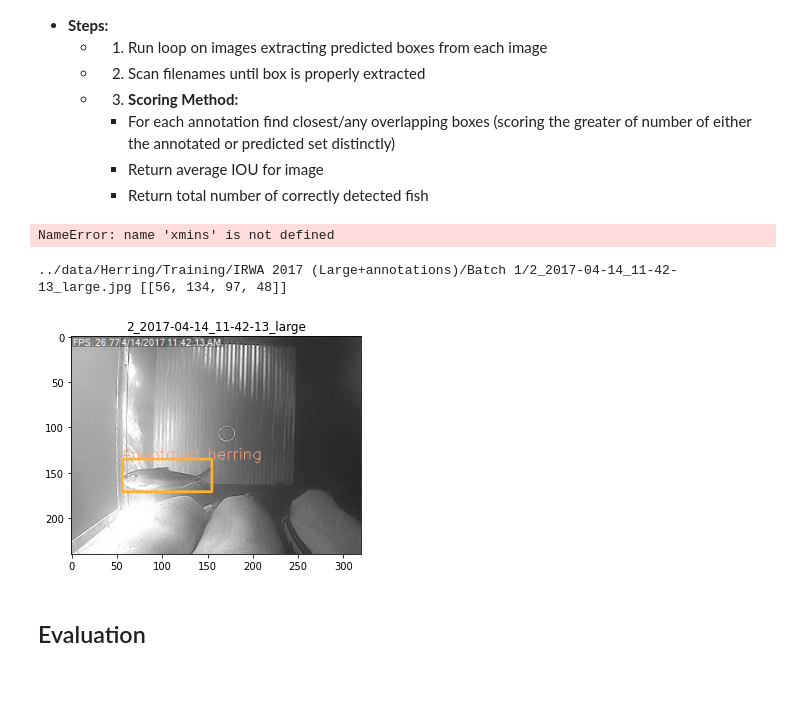
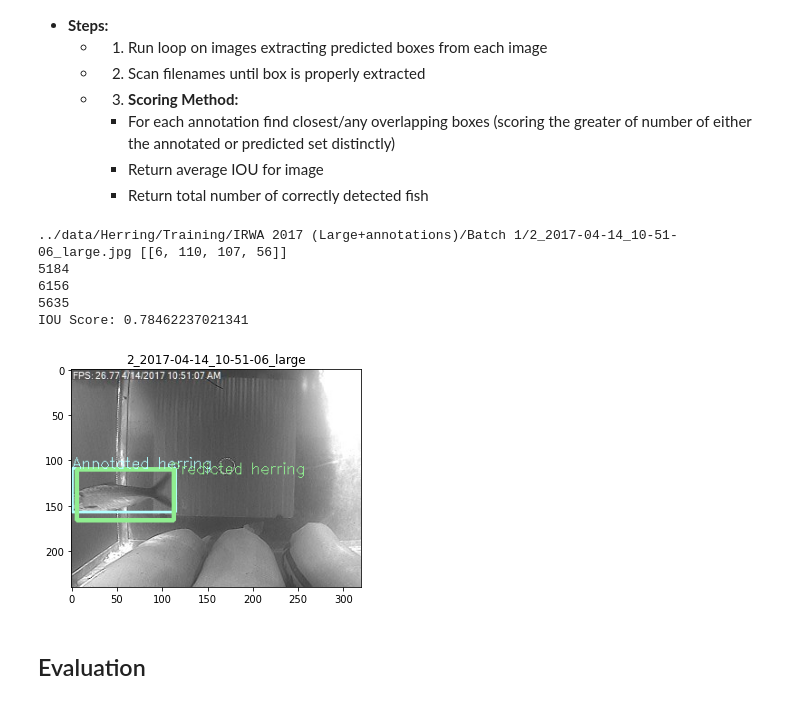
Before and after one commit to aus10powell/MIT-Fishery-Counter, a Jupyter notebook: code/training.ipynb, the cells around one changed output. Drawn from its saved outputs; the diff is of its cells as text; code cells hidden in the pictures.

```diff
--- a/code/training.ipynb
+++ b/code/training.ipynb
@@ -85,11 +108,13 @@ os.path.isdir(DATA_DIR)  # assertion that we are pointed to correct folder
 WEIGHTS_DIR = os.path.join("..", "weights_and_config")
 HERRING_WEIGHTS = os.path.join(WEIGHTS_DIR, "Herring")
 
+
+folder = "Batch 1"
 # Load images and annotations
-images = glob.glob(os.path.join(TRAINING_DIR, "Batch 1", "*.JPG")) + glob.glob(
-    os.path.join(TRAINING_DIR, "Batch 1", "*.jpg")
+images = glob.glob(os.path.join(TRAINING_DIR, folder, "*.JPG")) + glob.glob(
+    os.path.join(TRAINING_DIR, folder, "*.jpg")
 )
-annotations = glob.glob(os.path.join(TRAINING_DIR, "Batch 1 annotations", "*.xml"))
+annotations = glob.glob(os.path.join(TRAINING_DIR, f"{folder} annotations", "*.xml"))
 print("{} images. Annotations: {}".format(len(images), len(annotations)))
 # %% [output]
 144 images. Annotations: 108
@@ -128,16 +131,3 @@ def bb_intersection_over_union(boxA, boxB):
-# %%
-annotation_box = [eval(xmins[0]), eval(xmaxs[0]), eval(ymins[0]), eval(ymaxs[0])]
-
-inference_box = (
-    boxes[0][0],
-    boxes[0][1],
-    boxes[0][2] + boxes[0][0],
-    boxes[0][3] + boxes[0][1],
-)
-
-bb_intersection_over_union(boxA=inference_box, boxB=annotation_box)
-# %% [output]
-NameError: name 'xmins' is not defined
 # %%
 def display_image_comparison(img_path=None, annotated_box=None, predicted_box=None):
     import matplotlib.pyplot as plt
@@ -158,7 +148,7 @@ def display_image_comparison(img_path=None, annotated_box=None, predicted_box=No
         frame,
         (annotated_box[0], annotated_box[1]),
         (annotated_box[2], annotated_box[3]),
-        (255, 178, 50),
+        (178, 255, 255),
         2,
     )
 
@@ -169,7 +159,7 @@ def display_image_comparison(img_path=None, annotated_box=None, predicted_box=No
             frame,
             (predicted_box[0], predicted_box[1]),
             (predicted_box[2], predicted_box[3]),
-            (2, 178, 50),
+            (144, 238, 144),
             3,
         )
     cv2.putText(
@@ -178,46 +168,63 @@ def display_image_comparison(img_path=None, annotated_box=None, predicted_box=No
         (annotated_box[0], annotated_box[1]),
         cv2.FONT_HERSHEY_SIMPLEX,
         0.55,
-        (255, 160, 122),
+        (178, 255, 255),
+        1,
+    )
+    cv2.putText(
+        frame,
+        "Predicted " + label,
+        (annotated_box[1], annotated_box[2]),
+        cv2.FONT_HERSHEY_SIMPLEX,
+        0.55,
+        (144, 238, 144),
         1,
     )
     plt.imshow(frame)
     plt.title(img_name)
     plt.show()
 
 
 ## Example files
 # 1 count: ../data/Herring/Training/IRWA 2017 (Large+annotations)/Batch 1/2_2017-04-14_11-42-13_large.jpg
-herring_image = "../data/Herring/Training/IRWA 2017 (Large+annotations)/Batch 1/2_2017-04-14_11-42-13_large.jpg"
-boxes = [[56, 134, 97, 48]]
+# herring_image = "../data/Herring/Training/IRWA 2017 (Large+annotations)/Batch 1/2_2017-04-14_11-42-13_large.jpg"
+# boxes = [[56, 134, 97, 48]]
+
+# 1 count: ../data/Herring/Training/IRWA 2017 (Large+annotations)/Batch 1/2_2017-04-14_10-51-06_large.jpg
+herring_image = "../data/Herring/Training/IRWA 2017 (Large+annotations)/Batch 1/2_2017-04-14_10-51-06_large.jpg"
+boxes = [[6, 110, 107, 56]]
 
 print(herring_image, boxes)
 # Get index of annotation path files that contains the path to annotated file matching the non-annoated file
 idx = [
     i
     for i in range(len(annotations))
     if herring_image.split("/")[-1].split(".")[0] in annotations[i]
 ][
     0
 ]  # Get the first element (multiple matches do not matter)
 
 
 xmins, xmaxs, ymins, ymaxs = get_dimensions_of_annotations(fpath=annotations[idx])
 
 # Predicted
 left, top, width, height = boxes[0][0], boxes[0][1], boxes[0][2], boxes[0][3]
 xmin, ymin, xmax, ymax = left, top, left + width, top + height
 predicted_box = xmin, ymin, xmax, ymax
 # Annotated
 annotated_box = xmins[0], xmaxs[0], ymins[0], ymaxs[0]
-
+print("IOU Score:", bb_intersection_over_union(boxA=predicted_box, boxB=annotated_box))
 
 display_image_comparison(
-    img_path=herring_image, annotated_box=annotated_box, predicted_box=None
+    img_path=herring_image, annotated_box=annotated_box, predicted_box=predicted_box
 )  # predicted_box
 # %% [output]
-../data/Herring/Training/IRWA 2017 (Large+annotations)/Batch 1/2_2017-04-14_11-42-13_large.jpg [[56, 134, 97, 48]]
+../data/Herring/Training/IRWA 2017 (Large+annotations)/Batch 1/2_2017-04-14_10-51-06_large.jpg [[6, 110, 107, 56]]
+5184
+6156
+5635
+IOU Score: 0.78462237021341
-[figure, old version]
+[figure, new version]
 # %% [markdown]
 ## Evaluation
 # %%
```
Also changed, not shown: parts of 6 cells of this notebook.
